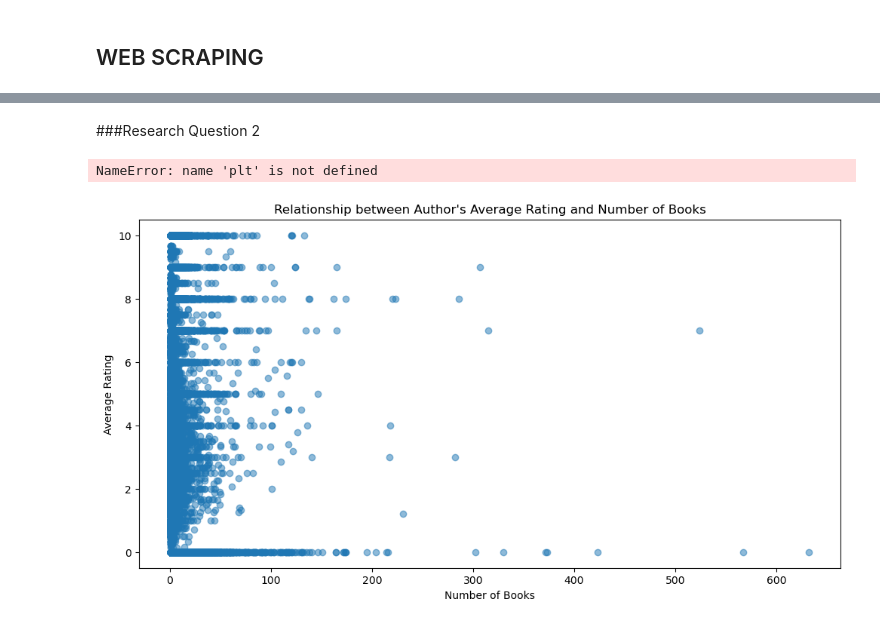
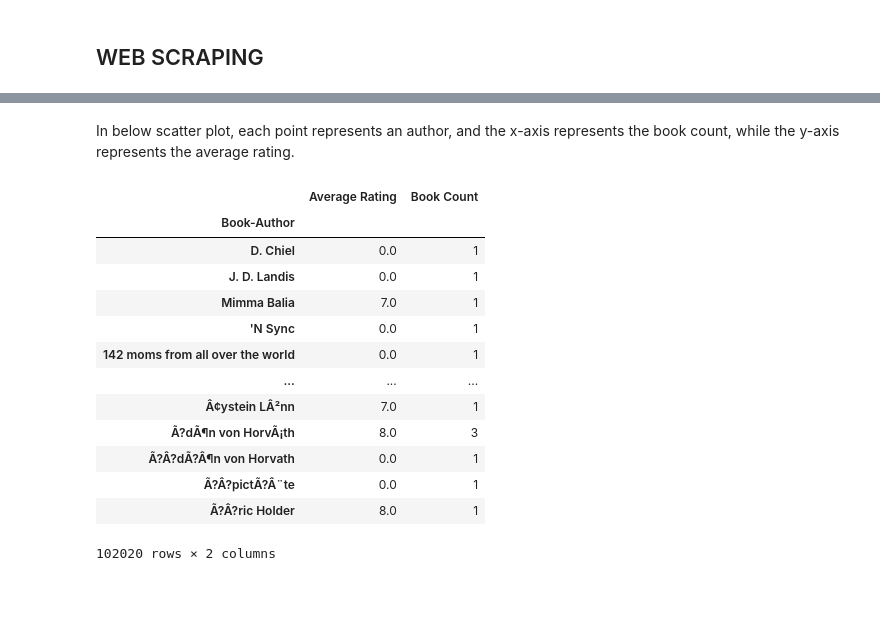
Before and after one commit to nikkirastogi/Exploring-the-World-of-Books, a Jupyter notebook: books_and_reviews.ipynb, the cells around one changed output, grey strips where cells are left out. Drawn from its saved outputs; the diff is of its cells as text; code cells hidden in the pictures; blank space fills up the shorter version.

```diff
--- a/books_and_reviews.ipynb
+++ b/books_and_reviews.ipynb
@@ -283,22 +264,0 @@ pd.json_normalize(all_book_details)
-# %% [markdown]
-###Research Question 2
-# %%
-# Step 1: Calculate Average Ratings
-average_ratings = df.groupby('Book-Author')['Book-Ratings'].mean()
-
-# Step 2: Count Number of Books per Author
-book_counts = df ['Book-Author'].value_counts()
-
-# Combine the data into a new DataFrame
-author_data = pd.DataFrame({'Average Rating': average_ratings, 'Book Count': book_counts})
-
-# Step 3: Plot the Relationship
-plt.figure(figsize=(10, 6))
-plt.scatter(author_data['Book Count'], author_data['Average Rating'], alpha=0.5)
-plt.title('Relationship Between Author\'s Book Count and Average Rating')
-plt.xlabel('Number of Books')
-plt.ylabel('Average Rating')
-plt.grid(True)
-plt.show()
-# %% [output]
-NameError: name 'plt' is not defined
@@ -314,16 +265,21 @@ author_data = pd.DataFrame({'Average Rating': average_ratings, 'Book Count': boo
-# %%
-# Step 1: Calculate Author-wise Average Ratings
-average_ratings = obj.groupby('Book-Author')['Book-Ratings'].mean()
-
-# Step 2: Count the Number of Books per Author
-book_counts = obj['Book-Author'].value_counts()
-
-# Step 3: Plot the Relationship
-plt.figure(figsize=(12, 6))
-plt.scatter(book_counts, average_ratings, alpha=0.5)
-plt.title('Relationship between Author\'s Average Rating and Number of Books')
-plt.xlabel('Number of Books')
-plt.ylabel('Average Rating')
-plt.show()
-# %% [output]
-[figure, removed]
+# %% [markdown]
+In below scatter plot, each point represents an author, and the x-axis represents the book count, while the y-axis represents the average rating.
+# %%
+from src.book_review.books_inference import BooksInference
+book_inf = BooksInference(df)
+book_inf.author_data()
+# %% [output]
+|  | Average Rating | Book Count |
+| Book-Author |  |  |
+| D. Chiel | 0.0 | 1 |
+| J. D. Landis | 0.0 | 1 |
+| Mimma Balia | 7.0 | 1 |
+| 'N Sync | 0.0 | 1 |
+| 142 moms from all over the world | 0.0 | 1 |
+| ... | ... | ... |
+| Â¢ystein LÂ²nn | 7.0 | 1 |
+| Ã?dÃ¶n von HorvÃ¡th | 8.0 | 3 |
+| Ã?Â?dÃ?Â¶n von Horvath | 0.0 | 1 |
+| Ã?Â?pictÃ?Â¨te | 0.0 | 1 |
+| Ã?Â?ric Holder | 8.0 | 1 |
+102020 rows × 2 columns
```
Also changed, not shown: parts of 19 cells of this notebook, 5 other files.
